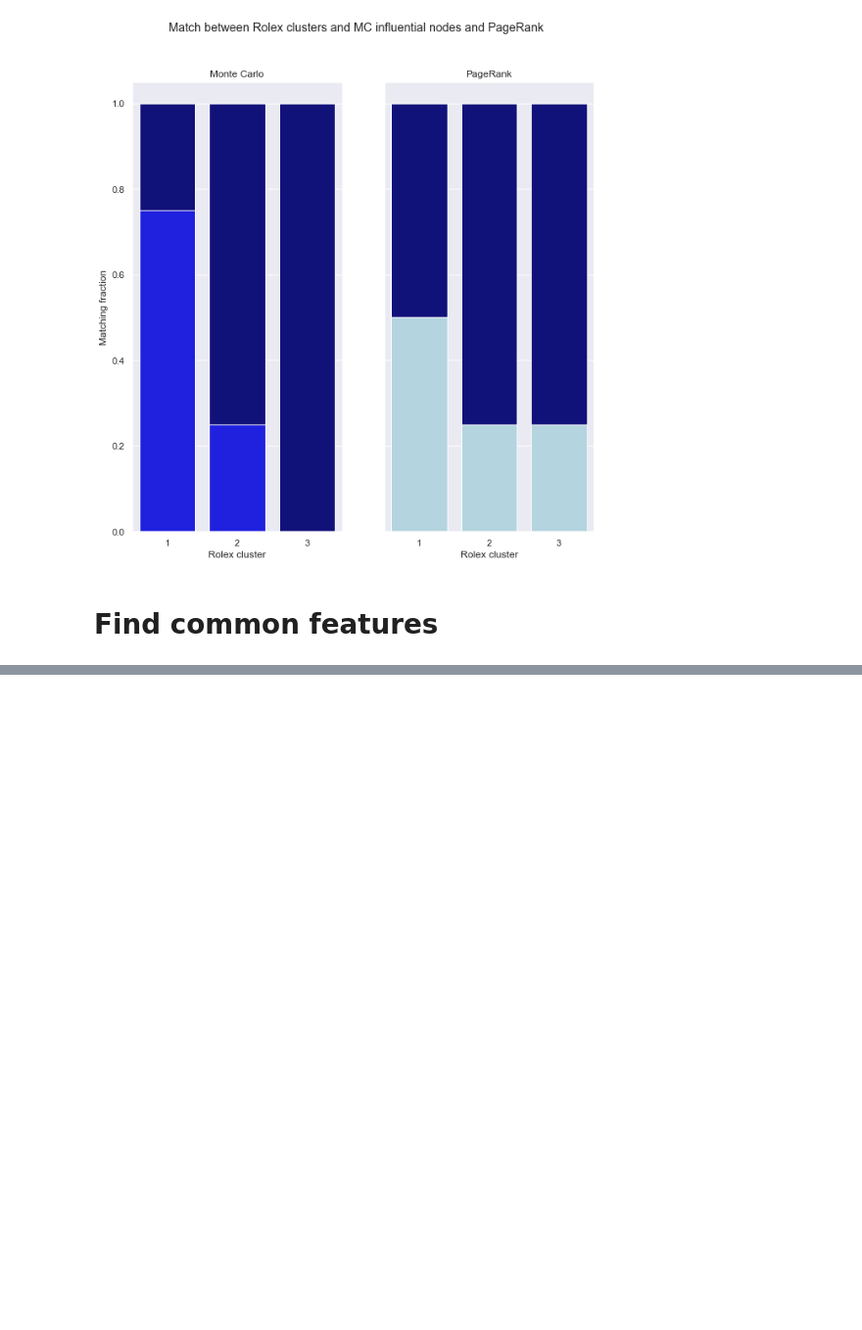
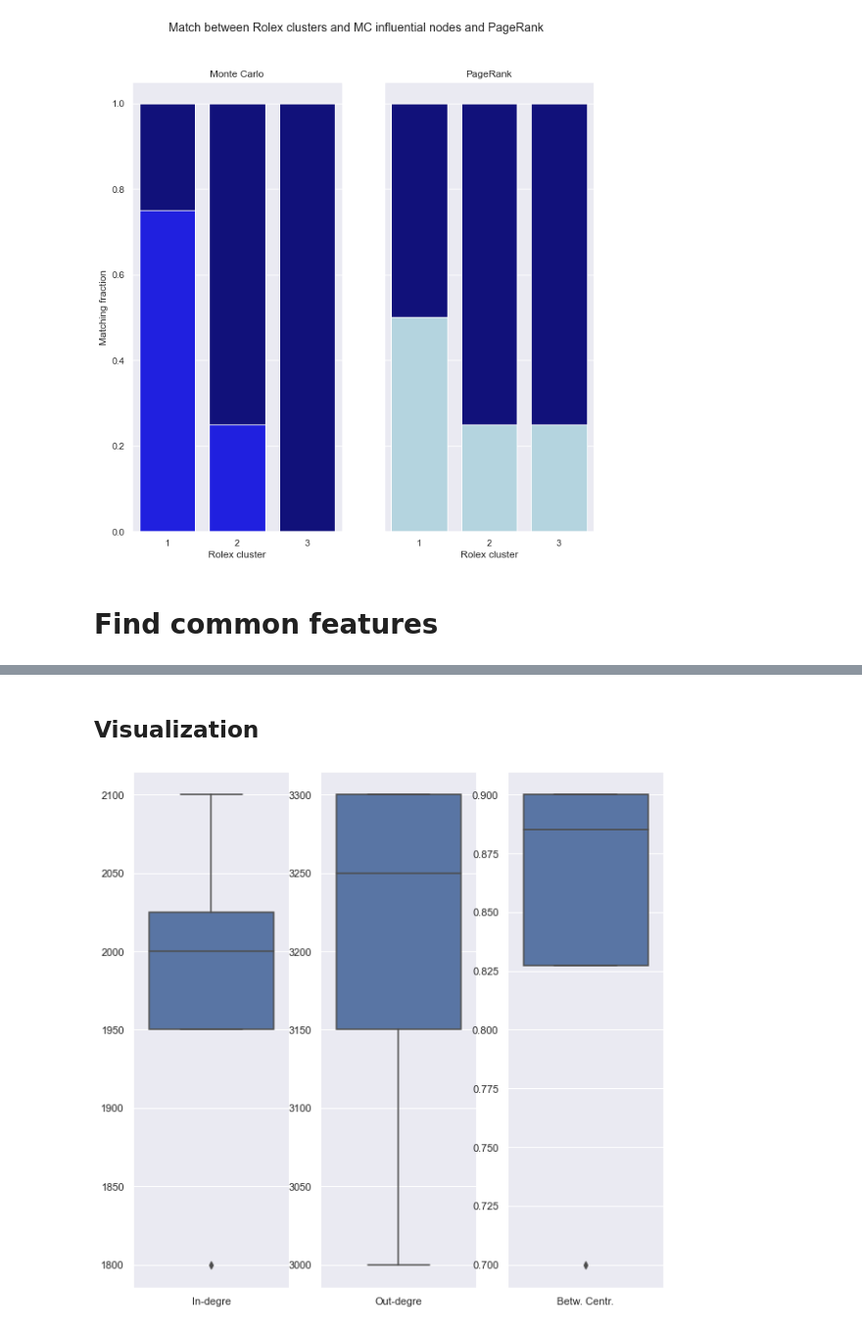
Before and after one commit to alexcosta13/twitter-superspreaders, a Jupyter notebook: 04_results_and_visualization.ipynb, the cells around one changed output, grey strips where cells are left out. Shown at 98% size. Cells and saved outputs as stored; diff of their text form; code cells hidden in the pictures; blank space fills up the shorter version.

```diff
--- a/04_results_and_visualization.ipynb
+++ b/04_results_and_visualization.ipynb
@@ -66,3 +68,9 @@ plt.show()
 [figure]
 # %% [markdown]
 # Find common features
+# %%
+"""Toy example"""
+
+data = {'In-degre': [2000, 1800, 2100, 2000], 'Out-degre': [3200, 3300, 3300, 3000],
+            'Betw. Centr.': [0.9, 0.87, 0.7, 0.9]}
+features_df = pd.DataFrame(data=data)
@@ -68,0 +85,9 @@ plt.show()
+# %% [markdown]
+## Visualization
+# %%
+categorical = features_df.columns
+fig, ax = plt.subplots(1, 3, figsize=(10, 10))
+for var, subplot in zip(categorical, ax.flatten()):
+    sns.boxplot(data=pd.DataFrame(features_df[var]), ax=subplot)
+# %% [output]
+[figure, added]
```
Also changed, not shown: parts of 5 cells of this notebook.
